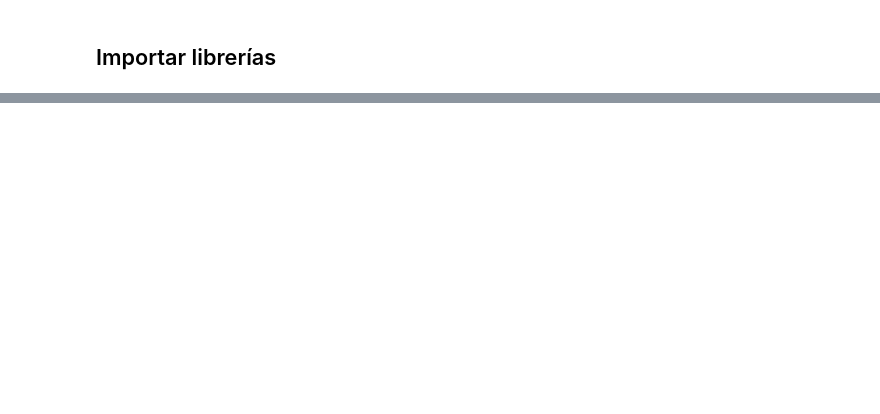
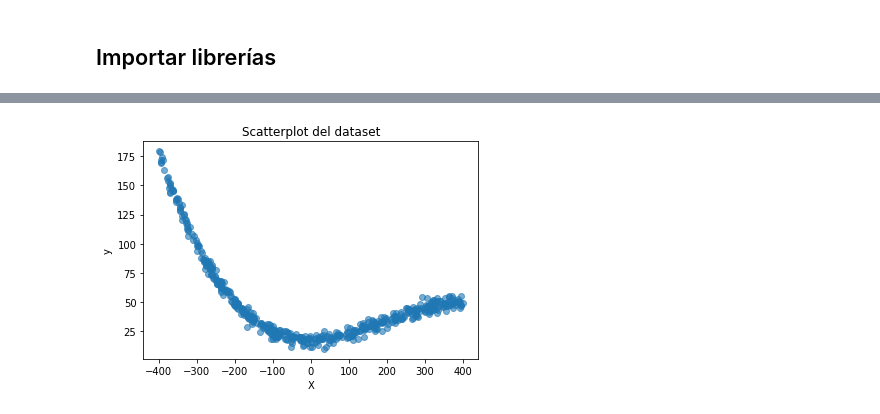
Before and after one commit to jmorellid/EspecializacionIA, a Jupyter notebook: 01_Introducción_Inteligencia_Artificial/Examen/examen_IIA.ipynb, the cells around one changed output, grey strips where cells are left out. Drawn from its saved outputs; the diff is of its cells as text; code cells hidden in the pictures; blank space fills up the shorter version.

Commit message:
Examen_vf

```diff
--- a/01_Introducción_Inteligencia_Artificial/Examen/examen_IIA.ipynb
+++ b/01_Introducción_Inteligencia_Artificial/Examen/examen_IIA.ipynb
@@ -38,0 +42,28 @@ data = X(filepath, Structure)
+# %%
+from IIA_preprocessing import train_test_split
+
+filepath = 'C:/Users/jota_/00_Especialización_IA/EspecializacionIA/01_Introducción_Inteligencia_Artificial/Examen/clase_8_dataset.csv'
+
+data = np.loadtxt(filepath, delimiter=',')
+
+X = data[:,0]
+y = data[:,1]
+
+# Grafico de la nube de puntos
+
+plt.scatter(X, y, alpha=0.6)
+
+plt.title('Scatterplot del dataset')
+plt.xlabel('X')
+plt.ylabel('y')
+
+plt.show()
+
+X_train, X_test, y_train, y_test = train_test_split(X, y, 0.8)
+
+X_train = X_train.reshape(-1, 1)
+X_test = X_test.reshape(-1, 1)
+y_train = y_train.reshape(-1, 1)
+y_test = y_test.reshape(-1, 1)
+# %% [output]
+[figure, added]
```
Also changed, not shown: parts of 13 cells of this notebook.
